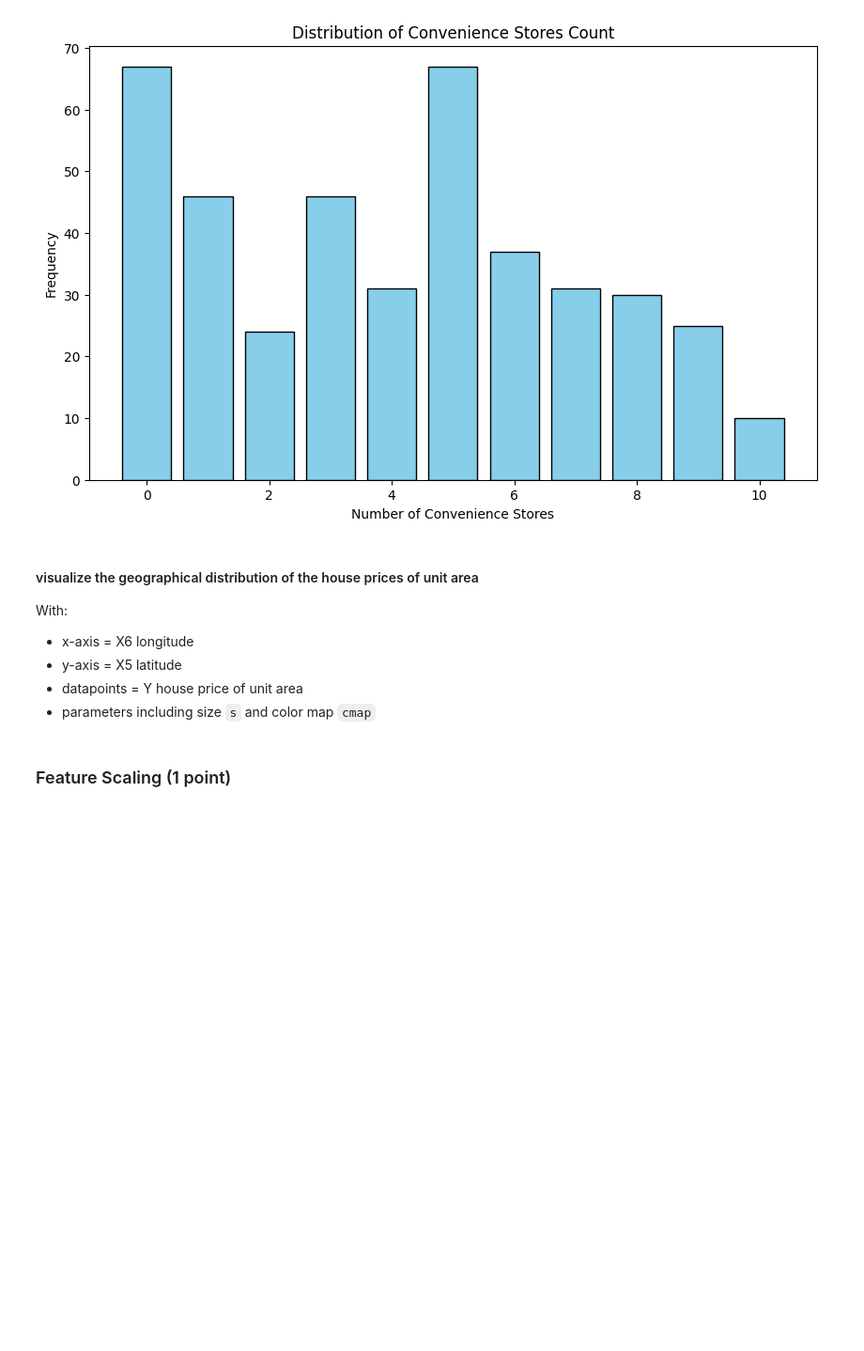
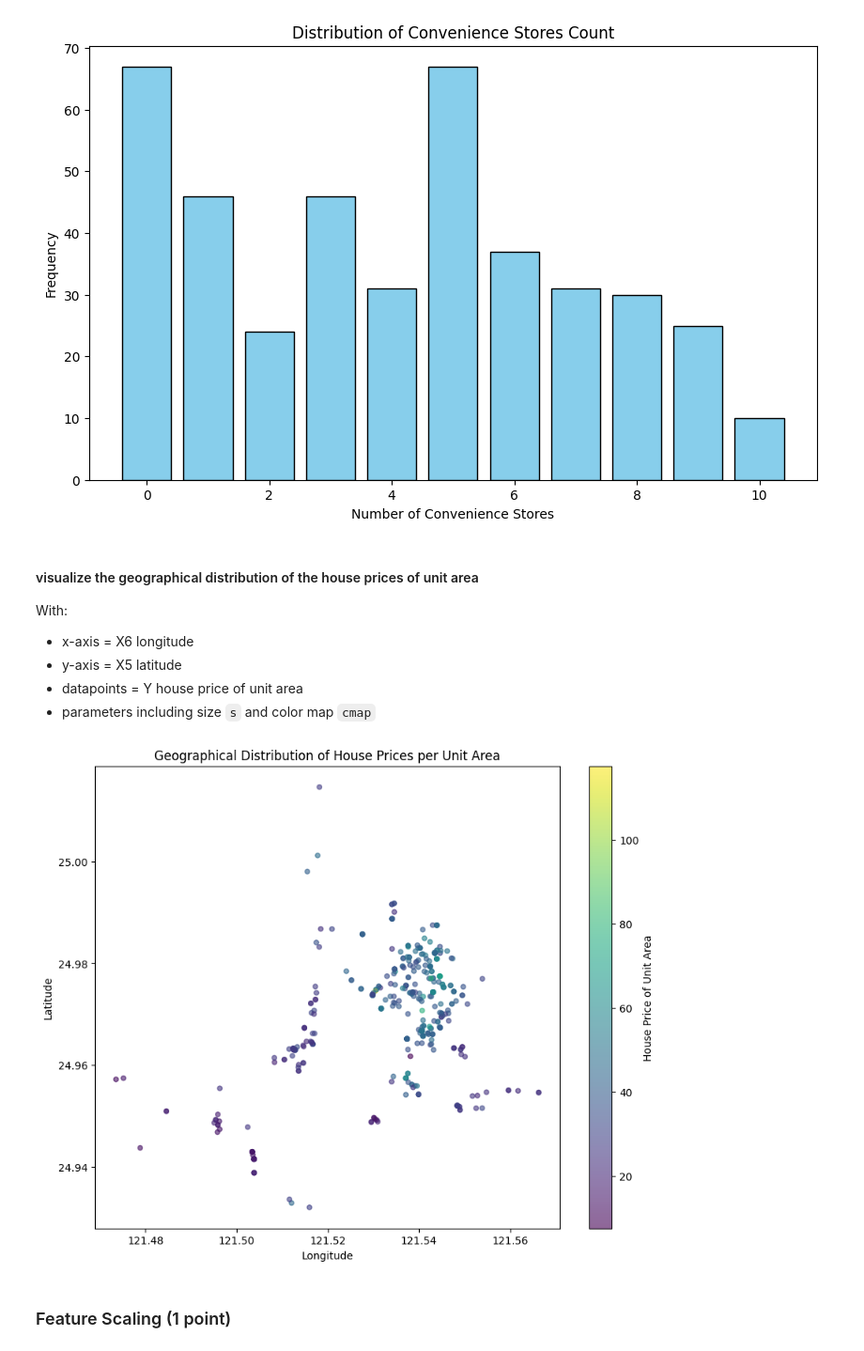
Before and after one commit to vchandraiitk/datascience, a Jupyter notebook: M7_NB_MiniProject_2_Simple_Analytics_Pyspark.ipynb, the cells around one changed output. Shown at 94% size. Saved outputs shown, nothing was run; the diff lists cells and outputs as text; code cells hidden in the pictures; blank space fills up the shorter version.

```diff
--- a/M7_NB_MiniProject_2_Simple_Analytics_Pyspark.ipynb
+++ b/M7_NB_MiniProject_2_Simple_Analytics_Pyspark.ipynb
@@ -420,3 +409,17 @@ With:
+# %%
+# YOUR CODE HERE
+geo_data = dataset.select("longitude", "latitude", "house_price").toPandas()
+
+# Plotting scatter plot for geographical distribution
+plt.figure(figsize=(10, 8))
+sc = plt.scatter(geo_data["longitude"], geo_data["latitude"], c=geo_data["house_price"], s=20, cmap='viridis', alpha=0.6)
+plt.colorbar(sc, label='House Price of Unit Area')
+plt.title('Geographical Distribution of House Prices per Unit Area')
+plt.xlabel('Longitude')
+plt.ylabel('Latitude')
+plt.show()
+# %% [output]
+[figure, added]
 # %% [markdown]
 ### Feature Scaling (1 point)
 # %% [markdown]
```
Also changed, not shown: parts of 11 cells of this notebook.
